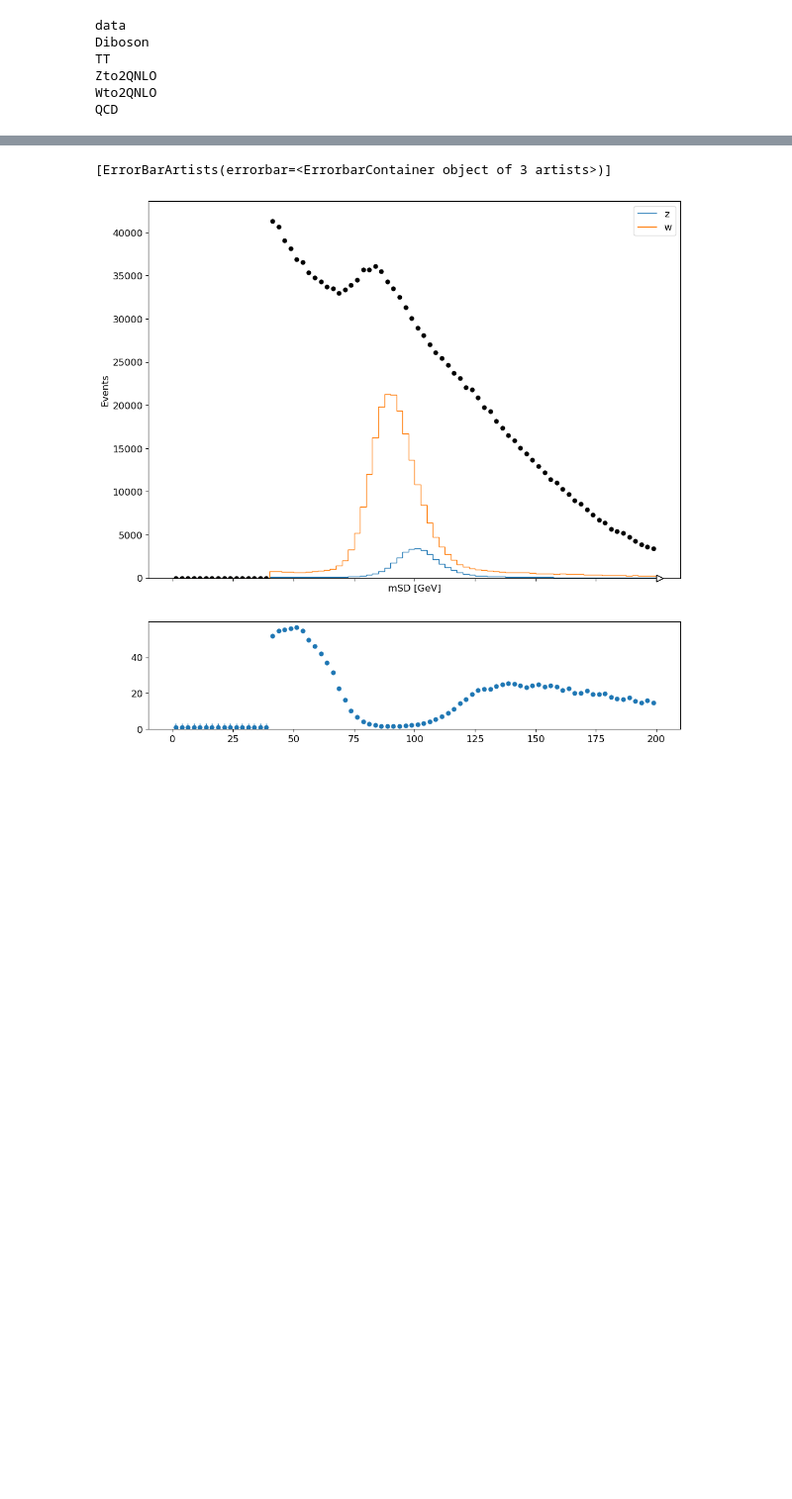
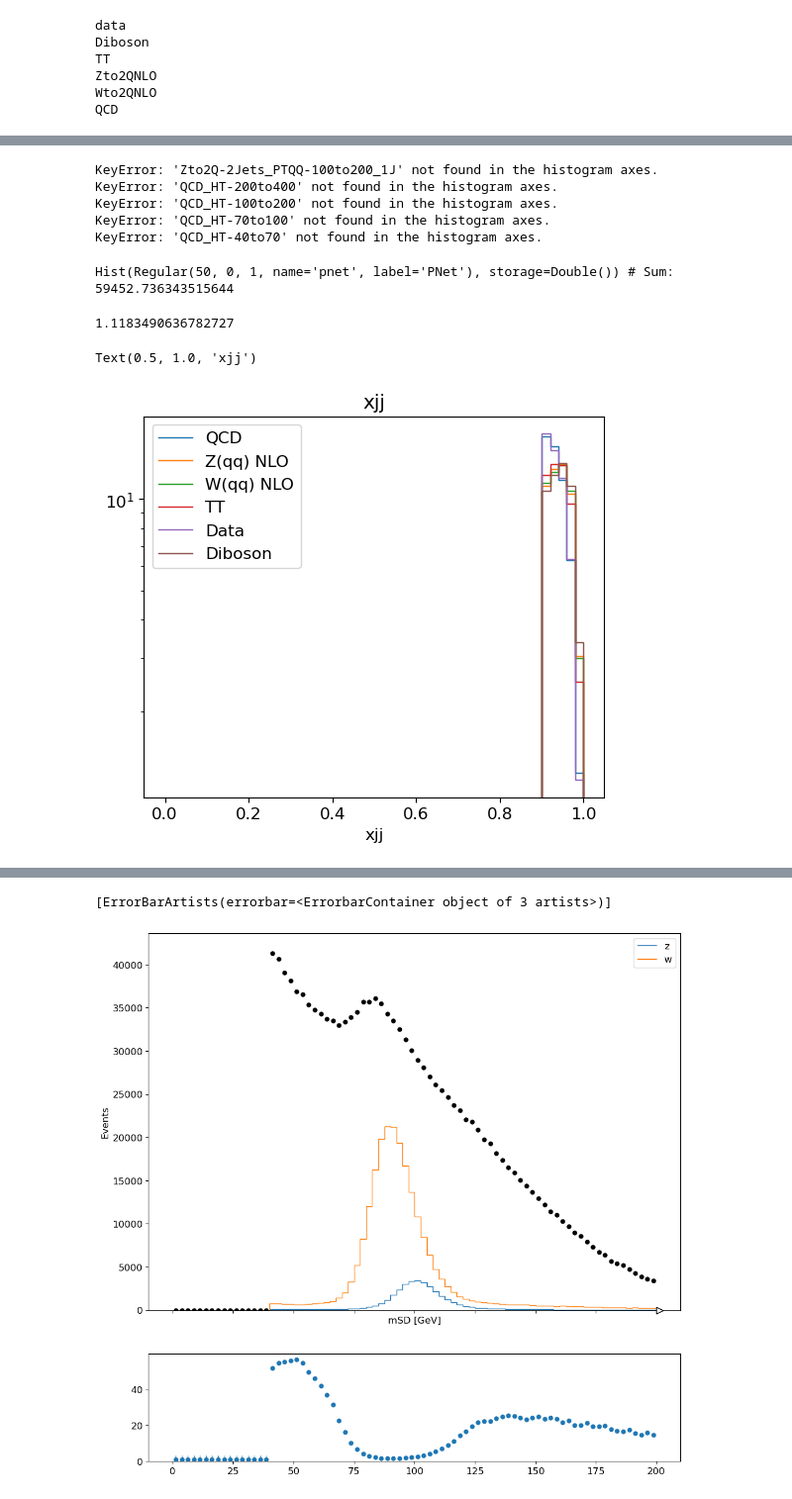
Before and after one commit to cmantill/hpt, a Jupyter notebook: mSDplot.ipynb, the cells around one changed output, grey strips where cells are left out. Shown at 99% size. Saved outputs shown, nothing was run; the diff lists cells and outputs as text; code cells hidden in the pictures; blank space fills up the shorter version.

```diff
--- a/mSDplot.ipynb
+++ b/mSDplot.ipynb
@@ -195,22 +561,38 @@ proc_axis = hist.axis.StrCategory([], name="process", growth=True)  #processes
 # %%
+#OLD
+
 import correctionlib
 from pathlib import Path
 import math
 import numpy as np
 
 h_msd = hist.Hist(msd_axis, proc_axis, sample_axis)
+h_pt = hist.Hist(pt_axis, proc_axis, sample_axis)
+h_xbb = hist.Hist(pnet_axis, proc_axis, sample_axis)
+h_xjj = hist.Hist(pnet_axis, proc_axis, sample_axis)
 
 for process, events in events_dict.items():
     print (process)
     for sample in events:
         weight = events[sample]["finalWeight"]
         msd = events[sample]["ak8FatJetmsoftdrop"][0]
+        pt = events[sample]["ak8FatJetPt"][0]
+
         Pnet_xbb = events[sample]["ak8FatJetPNetTXbb"][0]
         Pnet_xjj = events[sample]["ak8FatJetPNetTXjj"][0]
 
-        selection = (Pnet_xjj > 0.7) & ((msd > 40) & (msd <100))
+        HLTs = ( events[sample]["AK8PFJet250_SoftDropMass40_PFAK8ParticleNetBB0p35"][0] |
+            events[sample]["AK8PFJet230_SoftDropMass40_PNetBB0p06"][0] |
+            events[sample]["AK8PFJet400_SoftDropMass40"][0] |
+            events[sample]["AK8PFJet425_SoftDropMass40"][0]
+        )
+
+        selection = (Pnet_xjj > 0.9) & ((msd > 40) & (msd <120)) & HLTs # (Pnet_xbb>0.9) & (Pnet_xbb>0.9) &
 
         h_msd.fill(msd[selection], process, sample, weight=weight[selection])
+        h_pt.fill(pt[selection], process, sample, weight=weight[selection])
+        h_xbb.fill(Pnet_xbb[selection], process, sample, weight=weight[selection])
+        h_xjj.fill(Pnet_xjj[selection], process, sample, weight=weight[selection])
 # %% [output]
 data
 Diboson
@@ -238,3 +624,39 @@ def plot_h(hists, legend, density, title):
     ax.set_title(title)
     ax.xaxis.grid(True, which="major")
     ax.yaxis.grid(True, which="major")
+# %%
+# Histos dictionary
+
+
+hists = {}
+individual_hists = {}
+trigger_hists = {}
+#legend = {}
+lumi = 17650/1000
+energy = "13.6 TeV"
+for process, sample_list in events_dict.items():
+    # = "Zto2Q" or "Zto2Nu"
+    individual_hists[process] = {}
+    #hists[process] = sum([h for h in h_msd[{"name": sample}]
+    for sample, events in sample_list.items():
+        try:
+            individual_hists[process][sample] = h_msd[{"process": process, "name": sample}]
+
+            trigger_hists[sample] = h_xbb[{"process": process, "name": sample}]
+        except:
+            print(f"KeyError: '{sample}' not found in the histogram axes.")
+            continue
+
+    hists[process]= sum([h for h in individual_hists[process].values()])
+    trigger_hists[process] = sum([h for h in trigger_hists.values()])
+    #legend[process] = process
+# %% [output]
+KeyError: 'Zto2Q-2Jets_PTQQ-100to200_1J' not found in the histogram axes.
+KeyError: 'QCD_HT-200to400' not found in the histogram axes.
+KeyError: 'QCD_HT-100to200' not found in the histogram axes.
+KeyError: 'QCD_HT-70to100' not found in the histogram axes.
+KeyError: 'QCD_HT-40to70' not found in the histogram axes.
+# %%
+h_xbb[{"process": "Zto2QNLO", "name": sum}]
+# %% [output]
+Hist(Regular(50, 0, 1, name='pnet', label='PNet'), storage=Double()) # Sum: 59452.736343515644
@@ -240,0 +676,23 @@ def plot_h(hists, legend, density, title):
+# %%
+kfactor["QCD"]
+# %% [output]
+1.1183490636782727
+# %%
+h_qcd = h_xjj[{"process": "QCD", "name": sum}]
+h_data = h_xjj[{"process": "data", "name": sum}]
+h_zto2q = h_xjj[{"process": "Zto2QNLO", "name": sum}]
+h_wto2q = h_xjj[{"process": "Wto2QNLO", "name": sum}]
+h_tt = h_xjj[{"process": "TT", "name": sum}]
+h_diboson = h_xjj[{"process": "Diboson", "name": sum}]
+labels = ["QCD", "Z(qq) NLO", "W(qq) NLO", "TT", "Data", "Diboson"]
+h = [h_qcd, h_zto2q, h_wto2q, h_tt, h_data, h_diboson]
+fig, ax = plt.subplots(1, 1, figsize=(6, 5))
+hep.histplot(h, ax=ax, label=labels, density=True)
+ax.set_xlabel("xjj")
+ax.legend()
+ax.set_yscale("log")
+ax.set_title("xjj")
+ax.title
+# %% [output]
+Text(0.5, 1.0, 'xjj')
+[figure, added]
```
Also changed, not shown: parts of 31 cells of this notebook, 2 other files.
